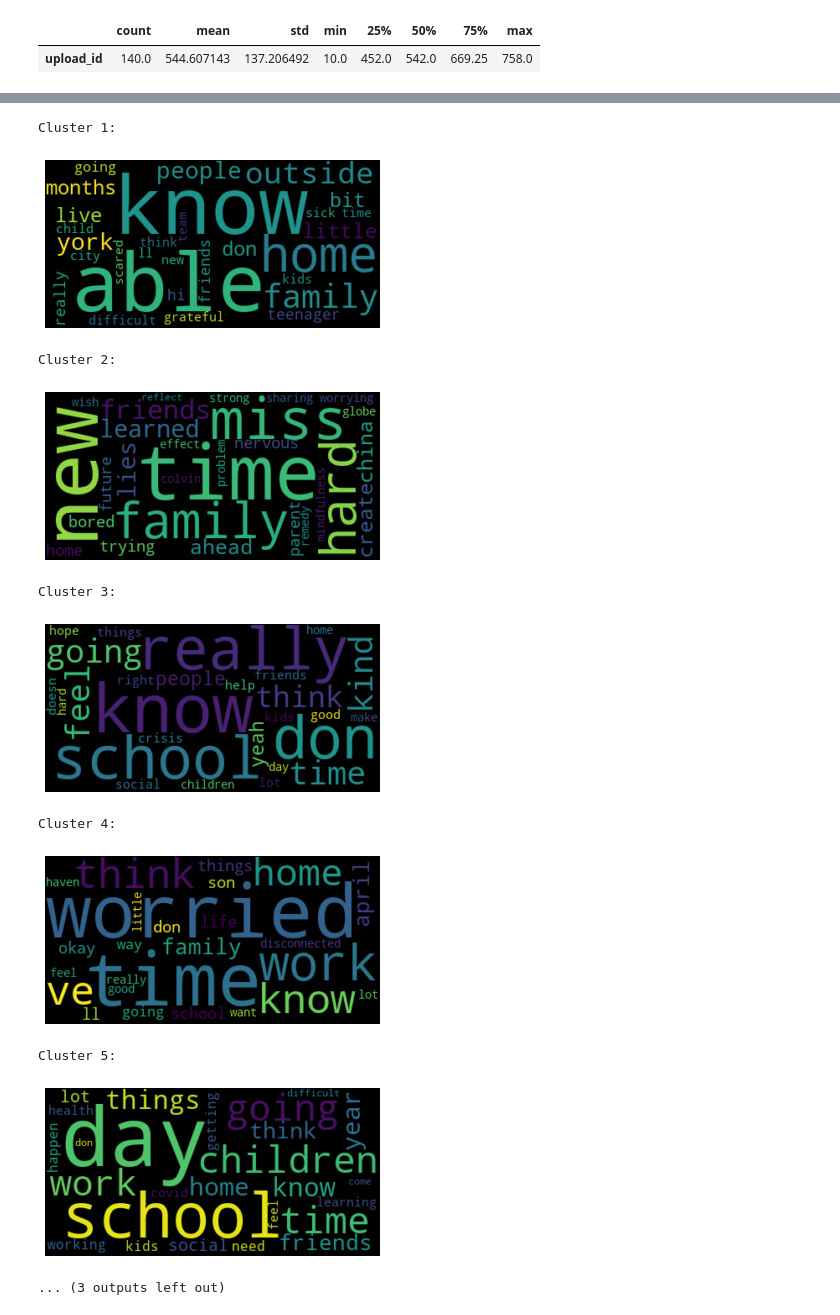
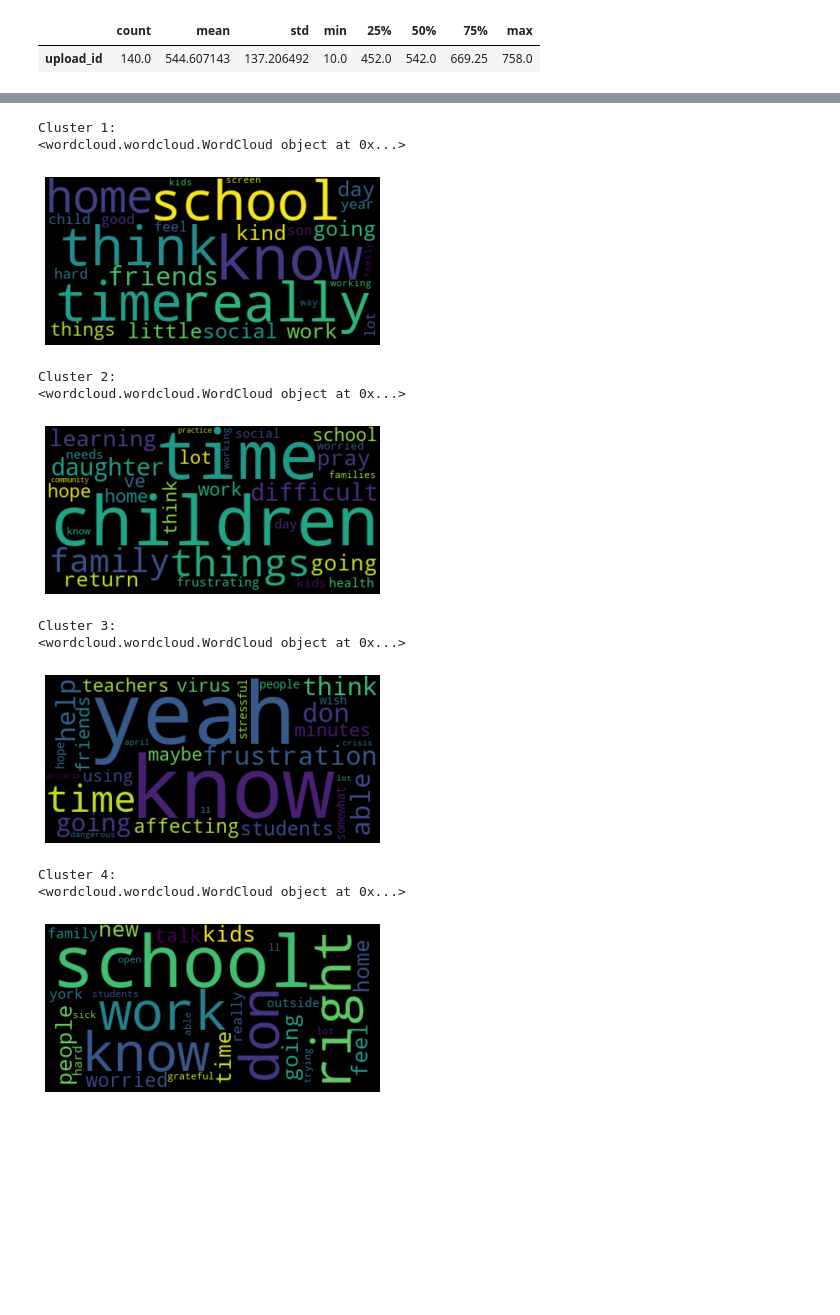
Before and after one commit to NNerurkar/ML-for-Good-Hackathon, a Jupyter notebook: Team28/ProlificAcademicNtbk.ipynb, the cells around one changed output, grey strips where cells are left out. Drawn from its saved outputs; the diff is of its cells as text; code cells hidden in the pictures; blank space fills up the shorter version.

```diff
--- a/Team28/ProlificAcademicNtbk.ipynb
+++ b/Team28/ProlificAcademicNtbk.ipynb
@@ -120,11 +109,3 @@ crisis_data.describe().transpose()
 # %% [output]
 |  | count | mean | std | min | 25% | 50% | 75% | max |
 | upload_id | 140.0 | 544.607143 | 137.206492 | 10.0 | 452.0 | 542.0 | 669.25 | 758.0 |
-# %%
-print(crisis_data["transcriptions"].head())
-wordcloud = WordCloud().generate("hey there delilah whats it like in nyc in the the delilah how are you hey there")
-
-# Display the generated image:
-plt.imshow(wordcloud, interpolation='bilinear')
-plt.axis("off")
-plt.show()
@@ -139,48 +112,31 @@ Name: transcriptions, dtype: object
 # %%
+_dataframe = crisis_data
+_clusters=5
+
 vectorizer = TfidfVectorizer(stop_words='english')
-X = vectorizer.fit_transform(crisis_data["transcriptions"])
+X = vectorizer.fit_transform(_dataframe["transcriptions"])
 
-true_k = 7
-model = KMeans(n_clusters=true_k, init='k-means++', max_iter=1000, n_init=1)
+
+model = KMeans(n_clusters=_clusters, init='k-means++', max_iter=1000, n_init=1)
 model.fit(X)
 
-print(model)
 
-'''for i in range(true_k):
-    print()
-    wordcloud = WordCloud().generate(i)
-    # Display the generated image:
-    plt.imshow(wordcloud, interpolation='bilinear')
-    plt.axis("off")
-    plt.show()
-'''
+order_centroids = model.cluster_centers_.argsort()[:, ::-1]
+terms = vectorizer.get_feature_names()
 
-print("Top terms per cluster:")
-order_centroids = model.cluster_centers_.argsort()[:, ::-1]
-
-
-for i in range(true_k):
+for i in range(_clusters):
     print("Cluster %d:" % i)
     mystr = ""
     for ind in order_centroids[i, :30]:
         mystr = mystr+ ' ' +terms[ind]
-        #print(' %s' % terms[ind]),
+
     wordcloud = WordCloud().generate(mystr)
+    print(wordcloud)
 
-    # Display the generated image:
+# Display the generated image:
+    st.set_option('deprecation.showPyplotGlobalUse', False)
     plt.imshow(wordcloud, interpolation='bilinear')
+
     plt.axis("off")
     plt.show()
-
-
-print("\n")
-print("Prediction")
-
-Y = vectorizer.transform(["chrome browser to open."])
-prediction = model.predict(Y)
-print(prediction)
-
-Y = vectorizer.transform(["My cat is hungry."])
-prediction = model.predict(Y)
-print(prediction)
 # %% [output]
@@ -191,11 +146,12 @@ Cluster 0:
 Cluster 1:
+<wordcloud.wordcloud.WordCloud object at 0x...>
-[figure, old version]
+[figure, new version]
 Cluster 2:
+<wordcloud.wordcloud.WordCloud object at 0x...>
-[figure, old version]
+[figure, new version]
 Cluster 3:
+<wordcloud.wordcloud.WordCloud object at 0x...>
-[figure, old version]
+[figure, new version]
 Cluster 4:
+<wordcloud.wordcloud.WordCloud object at 0x...>
-[figure, old version]
+[figure, new version]
-Cluster 5:
-[figure, removed]
-... (3 outputs left out)
```
Also changed, not shown: parts of 5 cells of this notebook, 1 other file.
